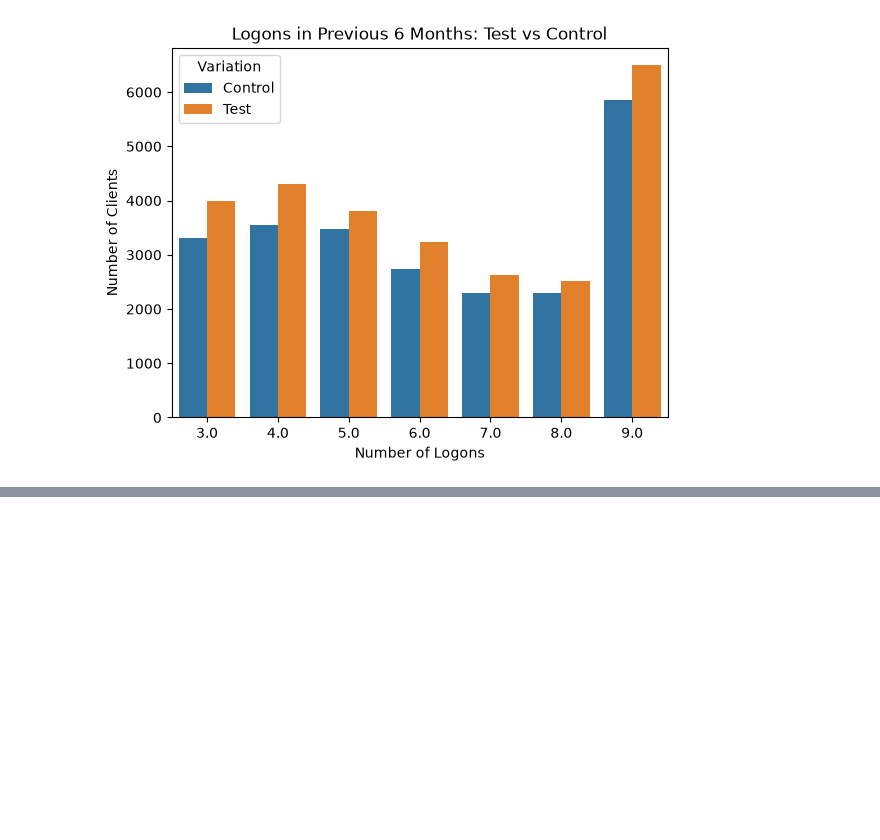
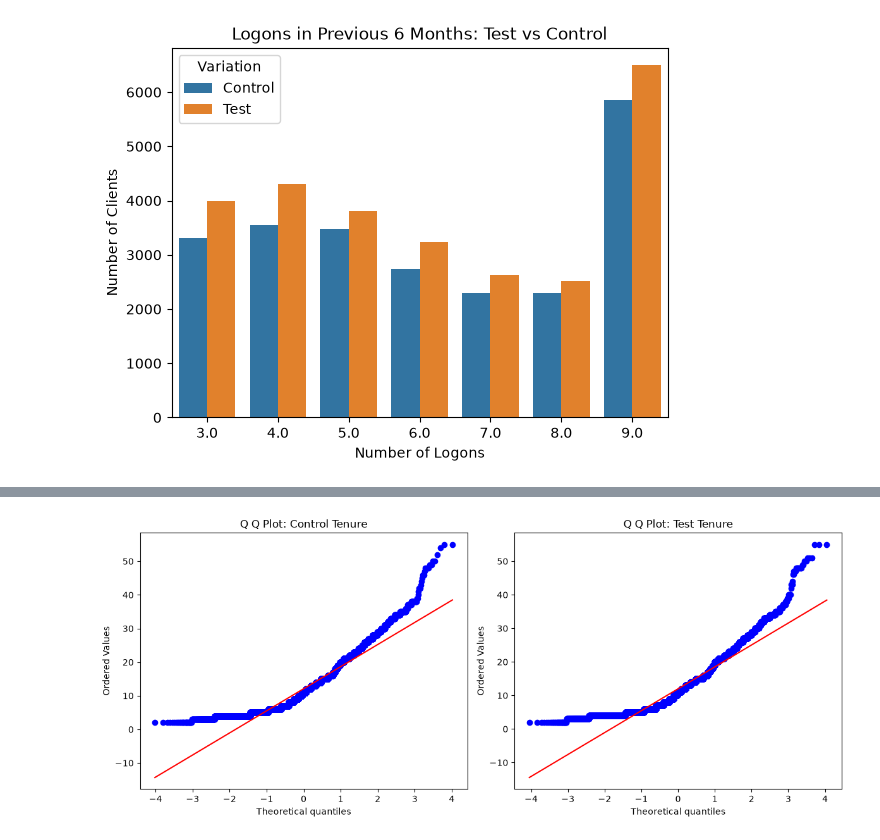
Before and after one commit to jannoelvero/Week_6_Project, a Jupyter notebook: notebooks/02_customer_profile_group_comparison.ipynb, the cells around one changed output, grey strips where cells are left out. Cells and saved outputs as stored; diff of their text form; code cells hidden in the pictures; blank space fills up the shorter version.

```diff
--- a/notebooks/02_customer_profile_group_comparison.ipynb
+++ b/notebooks/02_customer_profile_group_comparison.ipynb
@@ -836,0 +1238,15 @@ plt.show()
+# %%
+
+control_tenure = ab_clients_df[
+    ab_clients_df["Variation"] == "Control"
+]["clnt_tenure_yr"].dropna()
+
+test_tenure = ab_clients_df[
+    ab_clients_df["Variation"] == "Test"
+]["clnt_tenure_yr"].dropna()
+
+print("Control")
+print(control_tenure.describe())
+
+print("\nTest")
+print(test_tenure.describe())
@@ -836,0 +1293,21 @@ plt.show()
+# %%
+fig, axes = plt.subplots(1, 2, figsize=(12, 5))
+
+stats.probplot(
+    control_tenure,
+    dist="norm",
+    plot=axes[0]
+)
+axes[0].set_title("Q Q Plot: Control Tenure")
+
+stats.probplot(
+    test_tenure,
+    dist="norm",
+    plot=axes[1]
+)
+axes[1].set_title("Q Q Plot: Test Tenure")
+
+plt.tight_layout()
+plt.show()
+# %% [output]
+[figure, added]
```
Also changed, not shown: parts of 131 cells of this notebook, 3 other files.
